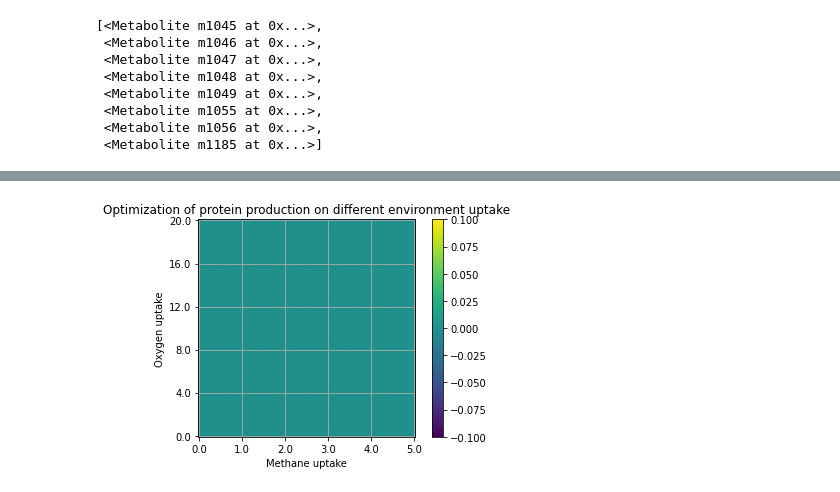
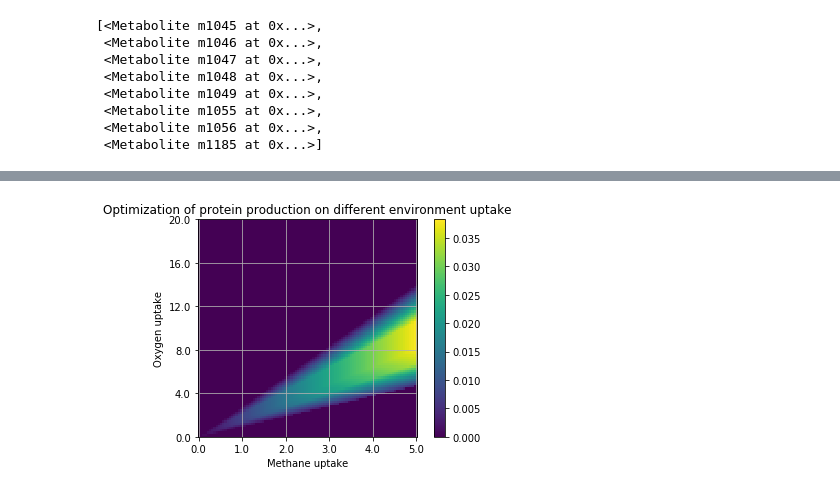
Before and after one commit to Schwebus/DTU_Biobuilders_2021, a Jupyter notebook: GSM_model/GSM_model_iLC915.ipynb, the cells around one changed output, grey strips where cells are left out. Cells and saved outputs as stored; diff of their text form; code cells hidden in the pictures.

Commit message:
All plots working and documentation glyco

```diff
--- a/GSM_model/GSM_model_iLC915.ipynb
+++ b/GSM_model/GSM_model_iLC915.ipynb
@@ -317,42 +320,42 @@ pheast.metabolites.query("porphyrin","name")
 # make new reactions
 
 pMMO_DNA_reaction = cobra.Reaction(
-            'pMMO_DNA',
+            'r_pMMO_DNA',
             name = 'pMMO DNA replication',
             lower_bound = 0.0,
             upper_bound = 1000,
         )
 
 pMMO_RNA_reaction = cobra.Reaction(
-            'pMMO_RNA',
+            'r_pMMO_RNA',
             name = 'pMMO transcription',
             lower_bound = 0.0,
             upper_bound = 1000.0
         )
 
 pMMO_AA_reaction = cobra.Reaction(
-            'pMMO_protein',
+            'r_pMMO_protein',
             name = 'pMMO translation',
             lower_bound = 0.0,
             upper_bound = 1000.0
     )
 
 hemo_DNA_reaction = cobra.Reaction(
-            'hemo_DNA',
+            'r_hemo_DNA',
             name = 'hemoglobin DNA replication',
             lower_bound = 0.0,
             upper_bound = 1000.0
         )
 
 hemo_RNA_reaction = cobra.Reaction(
-            'hemo_RNA',
+            'r_hemo_RNA',
             name = 'hemoglobin transcription',
             lower_bound = 0.0,
             upper_bound = 1000.0
         )
 
 hemo_AA_reaction = cobra.Reaction(
-            'hemo_protein',
+            'r_hemo_protein',
             name = 'hemoglobin translation',
             lower_bound = 0.0,
             upper_bound = 1000.0
@@ -379,20 +382,20 @@ pMMO_AA = cobra.Metabolite(
     name='pMMO',
     compartment='C_c')
 
-Hemo_DNA = cobra.Metabolite(
-    'Hemo_DNA',
+hemo_DNA = cobra.Metabolite(
+    'hemo_DNA',
     formula='',
     name='Hemo_DNA',
     compartment='C_c')
 
-Hemo_RNA = cobra.Metabolite(
-    'Hemo_RNA',
+hemo_RNA = cobra.Metabolite(
+    'hemo_RNA',
     formula='',
     name='Hemo_RNA',
     compartment='C_c')
 
-Hemo_AA = cobra.Metabolite(
-    'Hemo_AA',
+hemo_AA = cobra.Metabolite(
+    'hemo_AA',
     formula='',
     name='Leghemoglobin',
     compartment='C_c')
@@ -401,9 +404,9 @@ Hemo_AA = cobra.Metabolite(
 pheast.add_metabolites([pMMO_DNA,
                        pMMO_RNA,
                        pMMO_AA,
-                       Hemo_DNA,
-                       Hemo_RNA,
-                       Hemo_AA])
+                       hemo_DNA,
+                       hemo_RNA,
+                       hemo_AA])
 
 
 # add involved metabolites and stoichiometry
@@ -528,7 +531,7 @@ hemo_DNA_reaction.add_metabolites(
         # H2O
         pheast.metabolites.m5: -11.00757,
         # Hemo_DNA
-        pheast.metabolites.Hemo_DNA: 1.0,
+        pheast.metabolites.hemo_DNA: 1.0,
         # ADP
         pheast.metabolites.m3: 11.00757,
         # Phosphate
@@ -552,7 +555,7 @@ hemo_RNA_reaction.add_metabolites(
         # H2O
         pheast.metabolites.m5: -7.48783,
         # Hemo_RNA
-        pheast.metabolites.Hemo_RNA: 1.0,
+        pheast.metabolites.hemo_RNA: 1.0,
         # ADP
         pheast.metabolites.m3: 7.48783,
         # Phosphate
@@ -608,7 +611,7 @@ hemo_AA_reaction.add_metabolites(
         # H2O
         pheast.metabolites.m5: -40.22199,
         # Leghemoglobin
-        pheast.metabolites.Hemo_AA: 1.0,
+        pheast.metabolites.hemo_AA: 1.0,
         # ADP
         pheast.metabolites.m3: 40.22199,
         # Phosphate
@@ -829,7 +832,7 @@ Secretion
 
 # pheast.reactions.r1339.bounds = 0,0
 # %%
-new_objective = pheast.problem.Objective(pheast.reactions.Hemo_Biosynthesis.flux_expression)
-pheast.objective = new_objective
+pheast.objective = pheast.problem.Objective(pheast.reactions.hemo_Biosynthesis.flux_expression)
+pheast_final = pheast.copy()
 pheast.summary()
 # %% [output]
@@ -870,33 +890,33 @@ import numpy as np
 import matplotlib.pyplot as plt
 
 # we create a function to see how our protein production is optimize on different environments
 def image_plot(model, precision, max_met, max_ox):
     plot = np.zeros([precision, precision])
     methane_vec = np.linspace(0,max_met,precision); oxygen_vec = np.linspace(0,max_ox,precision)
     for count_ox, oxygen in enumerate(oxygen_vec):
         for count_met, met in enumerate(methane_vec):
             #print(met, oxygen)
             model.reactions.r1160.bounds = oxygen, oxygen
-            model.reactions.EX_methane.bounds = met, met
+            model.reactions.uptake_methane.bounds = met, met
             result = model.optimize().objective_value
             if result < 0:
                 result = 0
             plot[(precision-1 - count_ox), count_met] = result
     label_met = np.round(np.linspace(0, max_met, 6),1)
     label_ox = np.round(np.linspace(max_ox, 0,6),1)
     ticks = np.linspace(0, precision - 1,6)
     imgplot = plt.imshow(plot)
     plt.colorbar()
     #plt.gca().invert_yaxis()
     plt.title("Optimization of protein production on different environment uptake")
     plt.xlabel("Methane uptake")
     plt.ylabel("Oxygen uptake")
     plt.xticks(ticks, label_met)
     plt.yticks(ticks, label_ox)
     plt.grid()
     return plot
 
 max_met = 5; max_ox = 20; precision = 100
-plot = image_plot(pheast, precision, max_met, max_ox)
+plot = image_plot(pheast_final, precision, max_met, max_ox)
 # %% [output]
-[figure, old version]
+[figure, new version]
```
Also changed, not shown: parts of 12 cells of this notebook, 2 other files.
